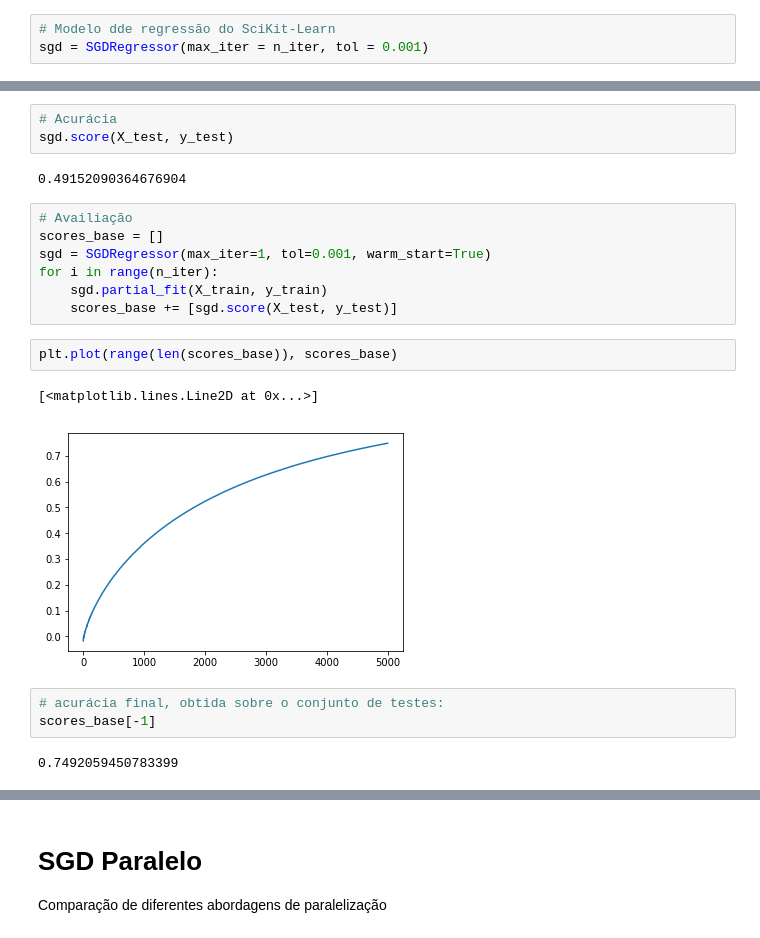
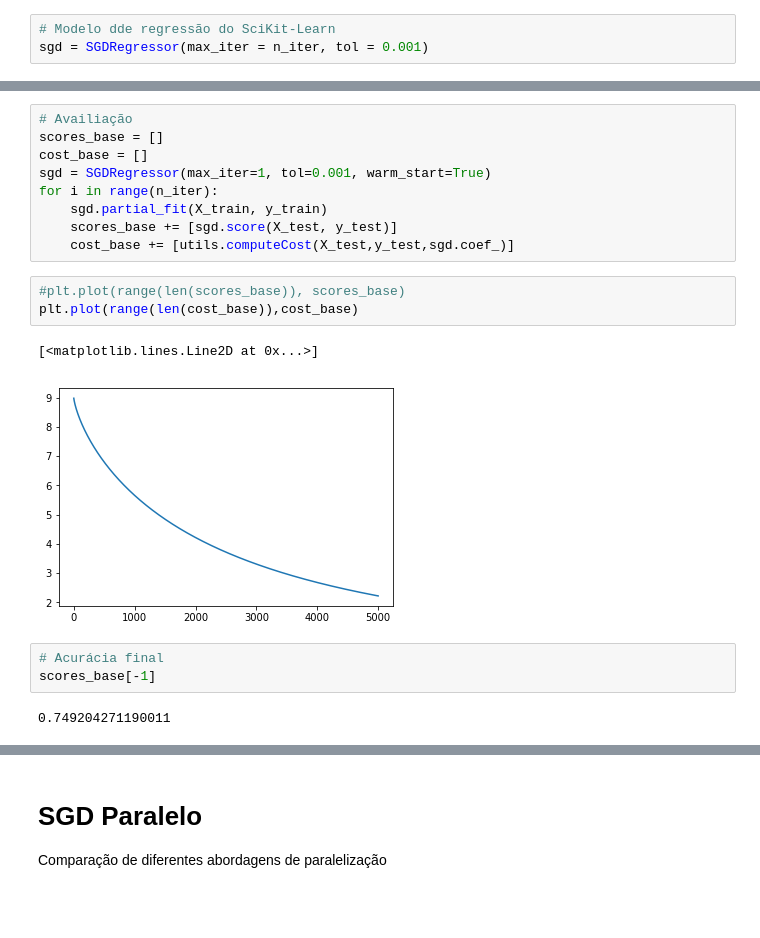
Before and after one commit to jcolares/gdp, a Jupyter notebook: GDParalelo.ipynb, the cells around one changed output, grey strips where cells are left out. Drawn from its saved outputs; the diff is of its cells as text; blank space fills up the shorter version.

```diff
--- a/GDParalelo.ipynb
+++ b/GDParalelo.ipynb
@@ -64,25 +70,23 @@ SGDRegressor(alpha=0.0001, average=False, epsilon=0.1, eta0=0.01,
        loss='squared_loss', max_iter=5000, n_iter=None, penalty='l2',
        power_t=0.25, random_state=None, shuffle=True, tol=0.001, verbose=0,
        warm_start=False)
-# %%
-# Acurácia
-sgd.score(X_test, y_test)
-# %% [output]
-0.49152090364676904
 # %%
 # Availiação
 scores_base = []
+cost_base = []
 sgd = SGDRegressor(max_iter=1, tol=0.001, warm_start=True)
 for i in range(n_iter):
     sgd.partial_fit(X_train, y_train)
     scores_base += [sgd.score(X_test, y_test)]
+    cost_base += [utils.computeCost(X_test,y_test,sgd.coef_)]
 # %%
-plt.plot(range(len(scores_base)), scores_base)
+#plt.plot(range(len(scores_base)), scores_base)
+plt.plot(range(len(cost_base)),cost_base)
 # %% [output]
 [<matplotlib.lines.Line2D at 0x...>]
-[figure, old version]
+[figure, new version]
 # %%
-# acurácia final, obtida sobre o conjunto de testes:
+# Acurácia final
 scores_base[-1]
 # %% [output]
-0.7492059450783399
+0.749204271190011
```
Also changed, not shown: parts of 50 cells of this notebook, 1 other file.
